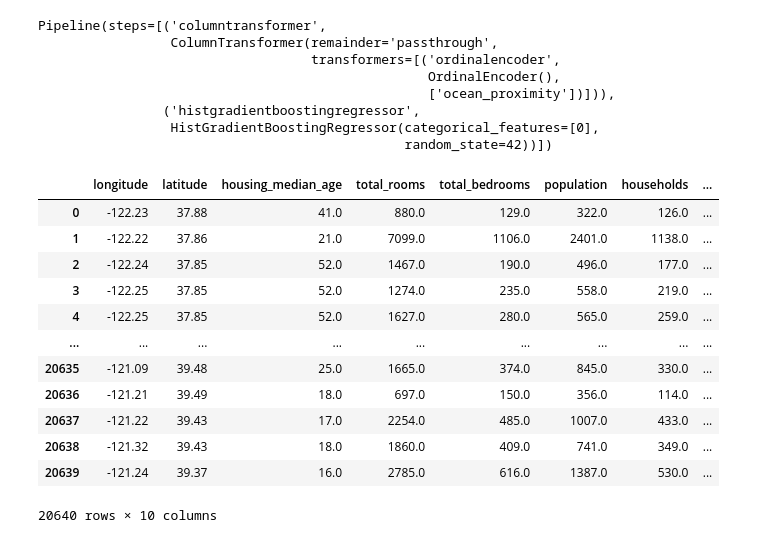
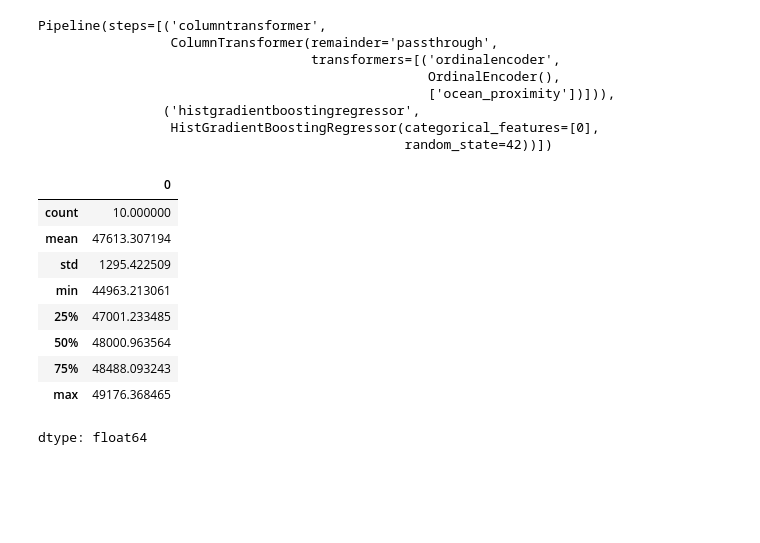
Before and after one commit to salamhha/handson-ml3, a Jupyter notebook: practice/Chapter07.ipynb, the cells around one changed output. Drawn from its saved outputs; the diff is of its cells as text; code cells hidden in the pictures; blank space fills up the shorter version.

Commit message:
housing rmses

```diff
--- a/practice/Chapter07.ipynb
+++ b/practice/Chapter07.ipynb
@@ -246,8 +246,9 @@ def load_housing_data():
     return pd.read_csv(Path("datasets/housing/housing.csv"))
 
 housing = load_housing_data()
-housing_labels = housing["median_house_value"].copy()
-housing = housing.drop("median_house_value", axis=1)
+train_set, test_set = train_test_split(housing, test_size=0.2, random_state=42)
+housing_labels = train_set["median_house_value"]
+housing = train_set.drop("median_house_value", axis=1)
 
 hgb_reg = make_pipeline(
     make_column_transformer((OrdinalEncoder(), ["ocean_proximity"]),
@@ -270,18 +271,19 @@ Pipeline(steps=[('columntransformer',
                  HistGradientBoostingRegressor(categorical_features=[0],
                                                random_state=42))])
 # %%
-housing
+from sklearn.model_selection import cross_val_score
+
+hgb_rmses = -cross_val_score(hgb_reg, housing, housing_labels,
+                             scoring="neg_root_mean_squared_error", cv=10)
+pd.Series(hgb_rmses).describe()
 # %% [output]
-|  | longitude | latitude | housing_median_age | total_rooms | total_bedrooms | population | households | ... |
-| 0 | -122.23 | 37.88 | 41.0 | 880.0 | 129.0 | 322.0 | 126.0 | ... |
-| 1 | -122.22 | 37.86 | 21.0 | 7099.0 | 1106.0 | 2401.0 | 1138.0 | ... |
-| 2 | -122.24 | 37.85 | 52.0 | 1467.0 | 190.0 | 496.0 | 177.0 | ... |
-| 3 | -122.25 | 37.85 | 52.0 | 1274.0 | 235.0 | 558.0 | 219.0 | ... |
-| 4 | -122.25 | 37.85 | 52.0 | 1627.0 | 280.0 | 565.0 | 259.0 | ... |
-| ... | ... | ... | ... | ... | ... | ... | ... | ... |
-| 20635 | -121.09 | 39.48 | 25.0 | 1665.0 | 374.0 | 845.0 | 330.0 | ... |
-| 20636 | -121.21 | 39.49 | 18.0 | 697.0 | 150.0 | 356.0 | 114.0 | ... |
-| 20637 | -121.22 | 39.43 | 17.0 | 2254.0 | 485.0 | 1007.0 | 433.0 | ... |
-| 20638 | -121.32 | 39.43 | 18.0 | 1860.0 | 409.0 | 741.0 | 349.0 | ... |
-| 20639 | -121.24 | 39.37 | 16.0 | 2785.0 | 616.0 | 1387.0 | 530.0 | ... |
+|  | 0 |
+| count | 10.000000 |
+| mean | 47613.307194 |
+| std | 1295.422509 |
+| min | 44963.213061 |
+| 25% | 47001.233485 |
+| 50% | 48000.963564 |
+| 75% | 48488.093243 |
+| max | 49176.368465 |
-20640 rows × 10 columns
+dtype: float64
```
